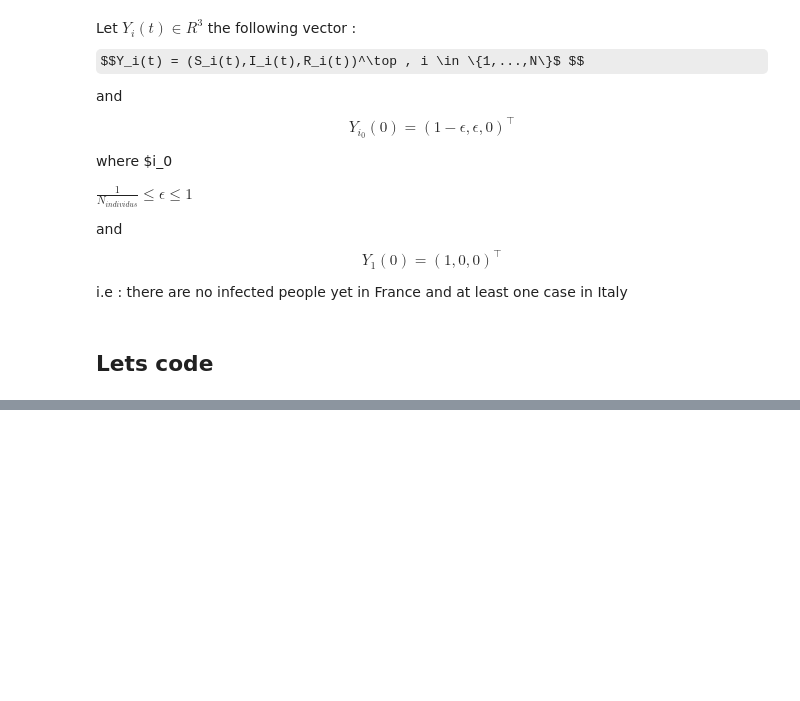
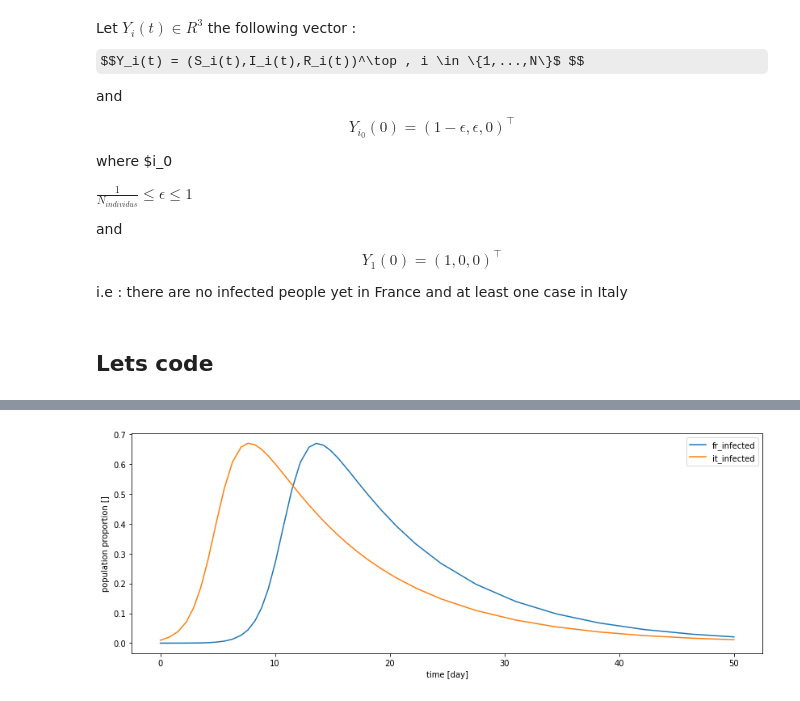
Before and after one commit to samsja/corona_simu_and_vizu, a Jupyter notebook: notebook/SIR_cross_N_city_or_country_class.ipynb, the cells around one changed output, grey strips where cells are left out. Drawn from its saved outputs; the diff is of its cells as text; code cells hidden in the pictures; some formulas as TeX source; blank space fills up the shorter version.

```diff
--- a/notebook/SIR_cross_N_city_or_country_class.ipynb
+++ b/notebook/SIR_cross_N_city_or_country_class.ipynb
@@ -165,0 +97,4 @@ e.simulate()
+# %%
+e._show_simu_results(countries_to_show=["fr","it"],labels_to_show=["infected"])
+# %% [output]
+[figure, added]
```
Also changed, not shown: parts of 3 cells of this notebook, 3 other files.
